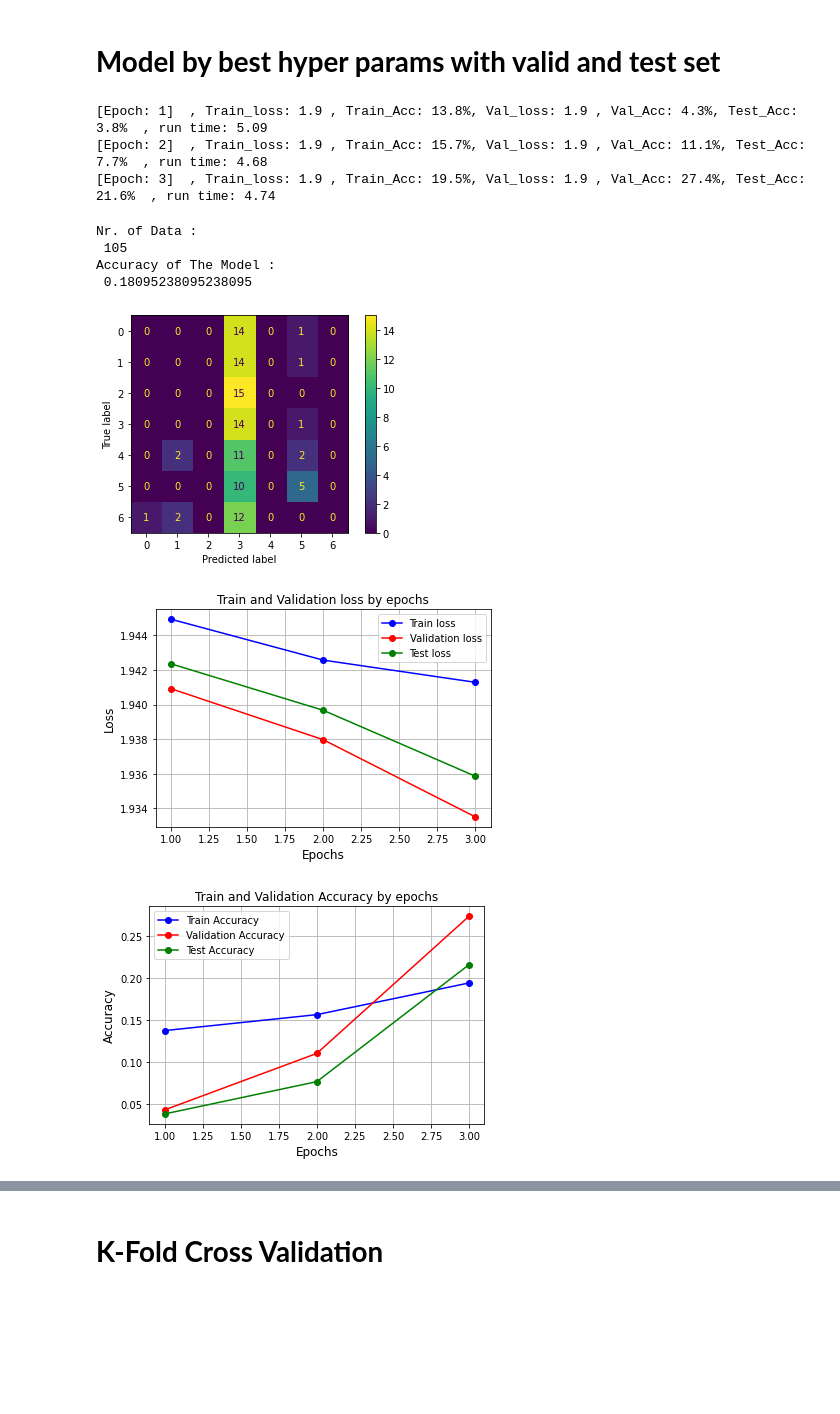
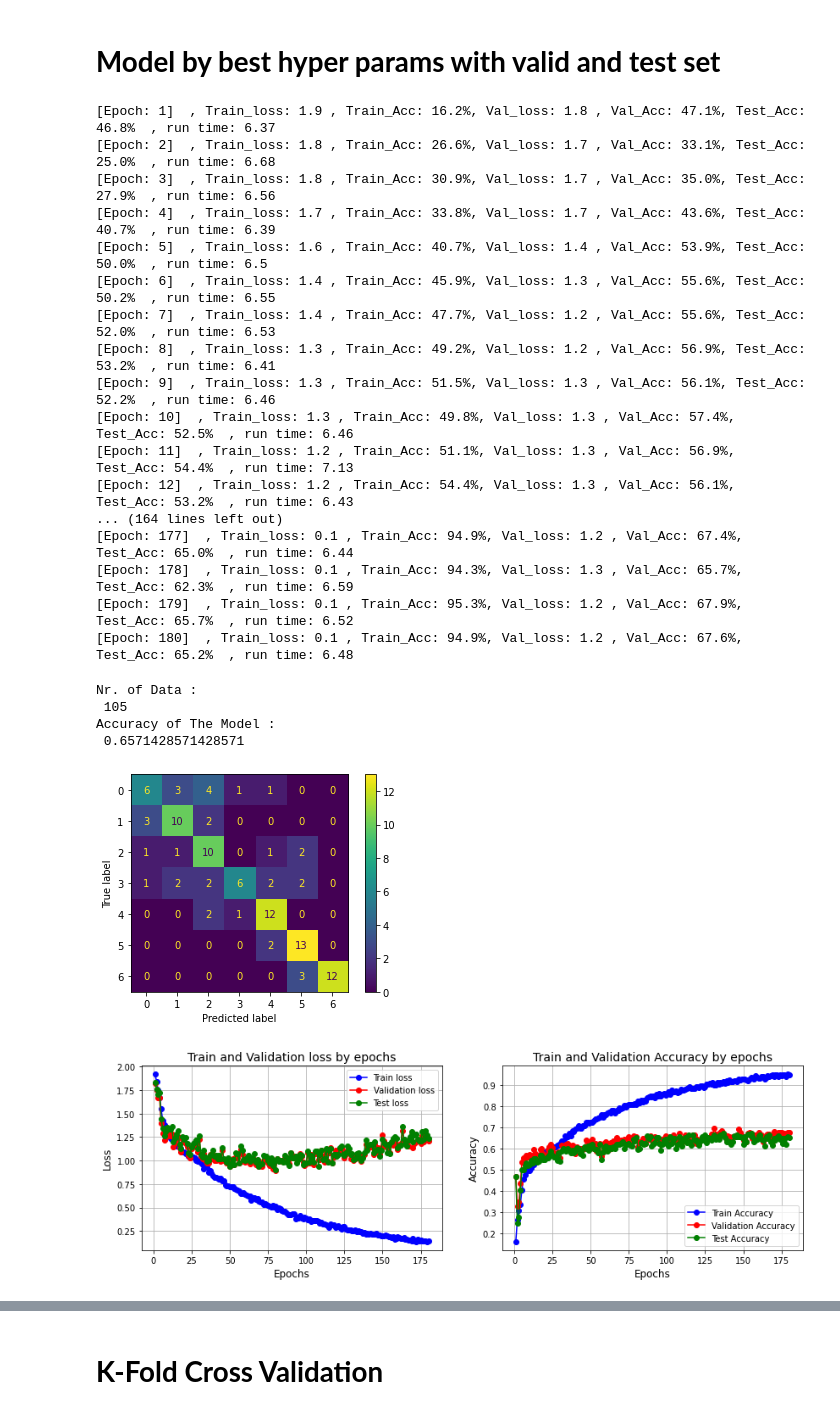
Before and after one commit to sepandms/SkinCare, a Jupyter notebook: CNN_280x210.ipynb, the cells around one changed output, grey strips where cells are left out. Cells and saved outputs as stored; diff of their text form; code cells hidden in the pictures; blank space fills up the shorter version.

```diff
--- a/CNN_280x210.ipynb
+++ b/CNN_280x210.ipynb
@@ -45,8 +44,8 @@ warnings.filterwarnings('ignore')
 # %%
 file = 'DataSet_280x210'
 input_data , labels = pickle.load(open(G_path + '/DataSet_280x210/'+ file,'rb'))
-file = 'Evaluation_set'
-Evaluation_set = pickle.load(open(G_path +'/'+ file,'rb'))
+file = 'Evaluation_set_280x210'
+Evaluation_set = pickle.load(open(G_path + '/DataSet_280x210/' + file,'rb'))
 # %% [markdown]
 # **CNN Networks**
 # %%
@@ -97,21 +96,21 @@ class CNN_Nets:
         self.pool1 = nn.MaxPool2d( kernel_size = (3,3), stride = 2, padding = 0 )
         self.conv2 = nn.Conv2d( in_channels=64, out_channels=128, stride = 2 , kernel_size=(3, 3))
         self.pool2 = nn.MaxPool2d( kernel_size = (3,3), stride = 2, padding = 0 )
-        self.conv3 = nn.Conv2d( in_channels=128, out_channels=64, stride = 2 , kernel_size=(3, 3))
+        self.conv3 = nn.Conv2d( in_channels=128, out_channels=256, stride = 2 , kernel_size=(3, 3))
         self.pool3 = nn.MaxPool2d( kernel_size = (3,3), stride = 2, padding = 0 )
-        self.fc1   = nn.Linear(in_features= 384 , out_features = 128)
+        self.fc1   = nn.Linear(in_features= 1536 , out_features = 128)
         self.fc2   = nn.Linear(in_features= 128 , out_features = 7)
         self.Act   = nn.LeakyReLU()
         self.dropout = nn.Dropout(drop_out)
     def forward(self, x):
         out = self.Act(self.conv1(x))
-        out = self.pool1(self.Act(out))
+        out = self.pool1(out)
         out = self.dropout(out)
         out = self.Act(self.conv2(out))
-        out = self.pool2(self.Act(out))
+        out = self.pool2(out)
         out = self.dropout(out)
         out = self.Act(self.conv3(out))
-        out = self.pool3(self.Act(out))
+        out = self.pool3(out)
         out = self.dropout(out)
         out = torch.flatten(out, 1)
         out = self.Act(self.fc1(out))
@@ -119,11 +118,11 @@ class CNN_Nets:
         return out
     def forward_noDrop(self, x):
         out = self.Act(self.conv1(x))
-        out = self.pool1(self.Act(out))
+        out = self.pool1(out)
         out = self.Act(self.conv2(out))
-        out = self.pool2(self.Act(out))
+        out = self.pool2(out)
         out = self.Act(self.conv3(out))
-        out = self.pool3(self.Act(out))
+        out = self.pool3(out)
         out = torch.flatten(out, 1)
         out = self.Act(self.fc1(out))
         out = self.fc2(out)
@@ -562,14 +561,15 @@ for i in best_params: print(i)
 # %%
 print_epochs = True
 
-param1 = {'LR': 1e-4,
+param1 = {'LR': 1e-3,
+ 'Drop' : 0.2,
  'Momentum': 0.8,
- 'Net': CNN_Nets.Net8,
- 'batch_size': 32,
- 'epochs': 3,
+ 'Net': CNN_Nets.Net8_b,
+ 'batch_size': 24,
+ 'epochs': 180,
  'loss_func': torch.nn.modules.loss.CrossEntropyLoss,
  'opt_func': torch.optim.SGD,
- 'weight_decay': 1e-7}
+ 'weight_decay': 1e-3}
 
 # with data loader
 Model_Best_Grid = Model_Training_with_loader(**param1,w_sampler = w_sampler , trainDataset = trainDataset, validDataset = validDataset , X_test = X_test, Y_test = Y_test, print_epochs =print_epochs,hyper_params=param1)
@@ -580,27 +580,40 @@ random.seed(0)
 torch.manual_seed(0)
 Model_Best_Grid.train()
 # %% [output]
-[Epoch: 1]  , Train_loss: 1.9 , Train_Acc: 13.8%, Val_loss: 1.9 , Val_Acc: 4.3%, Test_Acc: 3.8%  , run time: 5.09
-[Epoch: 2]  , Train_loss: 1.9 , Train_Acc: 15.7%, Val_loss: 1.9 , Val_Acc: 11.1%, Test_Acc: 7.7%  , run time: 4.68
-[Epoch: 3]  , Train_loss: 1.9 , Train_Acc: 19.5%, Val_loss: 1.9 , Val_Acc: 27.4%, Test_Acc: 21.6%  , run time: 4.74
+[Epoch: 1]  , Train_loss: 1.9 , Train_Acc: 16.2%, Val_loss: 1.8 , Val_Acc: 47.1%, Test_Acc: 46.8%  , run time: 6.37
+[Epoch: 2]  , Train_loss: 1.8 , Train_Acc: 26.6%, Val_loss: 1.7 , Val_Acc: 33.1%, Test_Acc: 25.0%  , run time: 6.68
+[Epoch: 3]  , Train_loss: 1.8 , Train_Acc: 30.9%, Val_loss: 1.7 , Val_Acc: 35.0%, Test_Acc: 27.9%  , run time: 6.56
+[Epoch: 4]  , Train_loss: 1.7 , Train_Acc: 33.8%, Val_loss: 1.7 , Val_Acc: 43.6%, Test_Acc: 40.7%  , run time: 6.39
+[Epoch: 5]  , Train_loss: 1.6 , Train_Acc: 40.7%, Val_loss: 1.4 , Val_Acc: 53.9%, Test_Acc: 50.0%  , run time: 6.5
+[Epoch: 6]  , Train_loss: 1.4 , Train_Acc: 45.9%, Val_loss: 1.3 , Val_Acc: 55.6%, Test_Acc: 50.2%  , run time: 6.55
+[Epoch: 7]  , Train_loss: 1.4 , Train_Acc: 47.7%, Val_loss: 1.2 , Val_Acc: 55.6%, Test_Acc: 52.0%  , run time: 6.53
+[Epoch: 8]  , Train_loss: 1.3 , Train_Acc: 49.2%, Val_loss: 1.2 , Val_Acc: 56.9%, Test_Acc: 53.2%  , run time: 6.41
+[Epoch: 9]  , Train_loss: 1.3 , Train_Acc: 51.5%, Val_loss: 1.3 , Val_Acc: 56.1%, Test_Acc: 52.2%  , run time: 6.46
+[Epoch: 10]  , Train_loss: 1.3 , Train_Acc: 49.8%, Val_loss: 1.3 , Val_Acc: 57.4%, Test_Acc: 52.5%  , run time: 6.46
+[Epoch: 11]  , Train_loss: 1.2 , Train_Acc: 51.1%, Val_loss: 1.3 , Val_Acc: 56.9%, Test_Acc: 54.4%  , run time: 7.13
+[Epoch: 12]  , Train_loss: 1.2 , Train_Acc: 54.4%, Val_loss: 1.3 , Val_Acc: 56.1%, Test_Acc: 53.2%  , run time: 6.43
+... (164 lines left out)
+[Epoch: 177]  , Train_loss: 0.1 , Train_Acc: 94.9%, Val_loss: 1.2 , Val_Acc: 67.4%, Test_Acc: 65.0%  , run time: 6.44
+[Epoch: 178]  , Train_loss: 0.1 , Train_Acc: 94.3%, Val_loss: 1.3 , Val_Acc: 65.7%, Test_Acc: 62.3%  , run time: 6.59
+[Epoch: 179]  , Train_loss: 0.1 , Train_Acc: 95.3%, Val_loss: 1.2 , Val_Acc: 67.9%, Test_Acc: 65.7%  , run time: 6.52
+[Epoch: 180]  , Train_loss: 0.1 , Train_Acc: 94.9%, Val_loss: 1.2 , Val_Acc: 67.6%, Test_Acc: 65.2%  , run time: 6.48
 # %%
 model_ = Model_Best_Grid
 model_1 = model_.model.eval()
-# X = input_data[2].to(device)
-# Y = labels[2]
+X = input_data[2].to(device)
+Y = labels[2]
 X = Evaluation_set[0].to(device)
 Y = Evaluation_set[1]
 
 Y_pred = model_1(X).argmax(dim=1).to('cpu')
 results = confusion_matrix(Y,Y_pred)
 plot_loss_accuracy(model_)
 results
 # %% [output]
 Nr. of Data :
  105
 Accuracy of The Model :
- 0.18095238095238095
+ 0.6571428571428571
-[figure, old version]
+[figure, new version]
-[figure, old version]
+[figure, new version]
-[figure, removed]
 |  | weights | Precision | Recall_Sensitivity | Specificity | f1_score |
```
Also changed, not shown: parts of 12 cells of this notebook.
